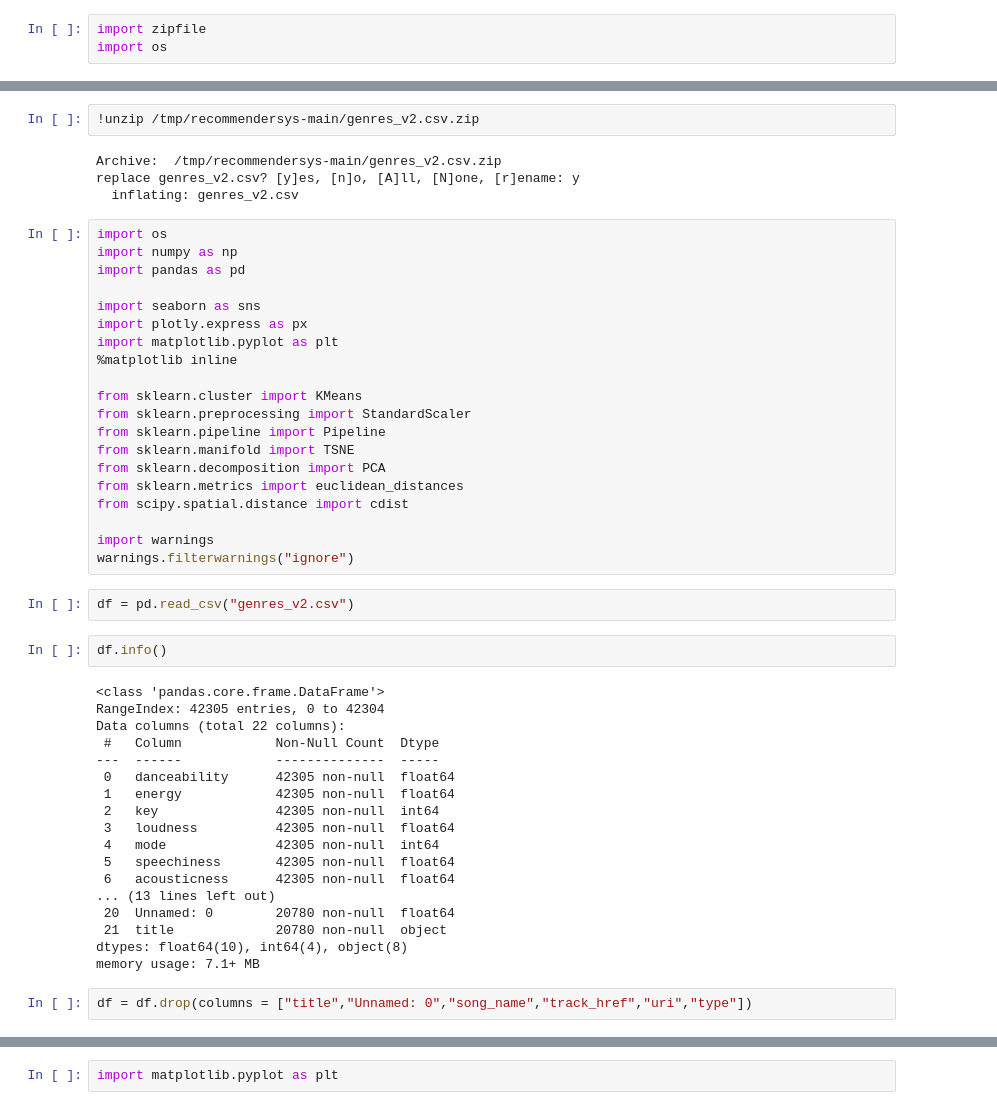
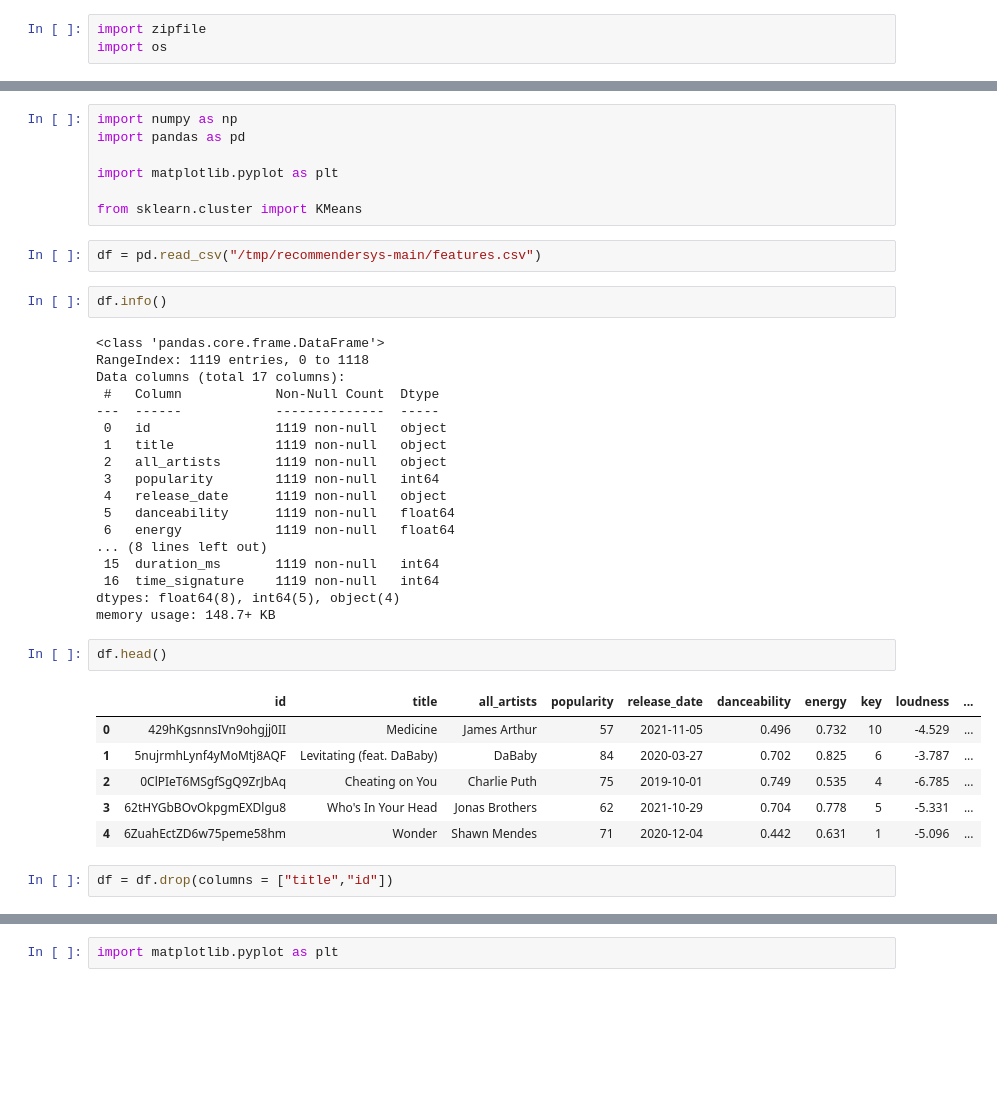
Before and after one commit to Dark123-Mi/recommendersys, a Jupyter notebook: EDAandClustering.ipynb, the cells around one changed output, grey strips where cells are left out. Cells and saved outputs as stored; diff of their text form; blank space fills up the shorter version.

```diff
--- a/EDAandClustering.ipynb
+++ b/EDAandClustering.ipynb
@@ -29,51 +29,41 @@ Saving to: ‘/tmp/genres.zip’
+# %%
+import numpy as np
+import pandas as pd
+
+import matplotlib.pyplot as plt
+
+from sklearn.cluster import KMeans
 # %%
-!unzip /tmp/recommendersys-main/genres_v2.csv.zip
+df = pd.read_csv("/tmp/recommendersys-main/features.csv")
-# %% [output]
-Archive:  /tmp/recommendersys-main/genres_v2.csv.zip
-replace genres_v2.csv? [y]es, [n]o, [A]ll, [N]one, [r]ename: y
-  inflating: genres_v2.csv
-# %%
-import os
-import numpy as np
-import pandas as pd
-
-import seaborn as sns
-import plotly.express as px
-import matplotlib.pyplot as plt
-%matplotlib inline
-
-from sklearn.cluster import KMeans
-from sklearn.preprocessing import StandardScaler
-from sklearn.pipeline import Pipeline
-from sklearn.manifold import TSNE
-from sklearn.decomposition import PCA
-from sklearn.metrics import euclidean_distances
-from scipy.spatial.distance import cdist
-
-import warnings
-warnings.filterwarnings("ignore")
-# %%
-df = pd.read_csv("genres_v2.csv")
 # %%
 df.info()
 # %% [output]
 <class 'pandas.core.frame.DataFrame'>
-RangeIndex: 42305 entries, 0 to 42304
-Data columns (total 22 columns):
+RangeIndex: 1119 entries, 0 to 1118
+Data columns (total 17 columns):
  #   Column            Non-Null Count  Dtype
 ---  ------            --------------  -----
- 0   danceability      42305 non-null  float64
- 1   energy            42305 non-null  float64
- 2   key               42305 non-null  int64
- 3   loudness          42305 non-null  float64
- 4   mode              42305 non-null  int64
- 5   speechiness       42305 non-null  float64
- 6   acousticness      42305 non-null  float64
-... (13 lines left out)
- 20  Unnamed: 0        20780 non-null  float64
- 21  title             20780 non-null  object
-dtypes: float64(10), int64(4), object(8)
-memory usage: 7.1+ MB
+ 0   id                1119 non-null   object
+ 1   title             1119 non-null   object
+ 2   all_artists       1119 non-null   object
+ 3   popularity        1119 non-null   int64
+ 4   release_date      1119 non-null   object
+ 5   danceability      1119 non-null   float64
+ 6   energy            1119 non-null   float64
+... (8 lines left out)
+ 15  duration_ms       1119 non-null   int64
+ 16  time_signature    1119 non-null   int64
+dtypes: float64(8), int64(5), object(4)
+memory usage: 148.7+ KB
+# %%
+df.head()
+# %% [output]
+|  | id | title | all_artists | popularity | release_date | danceability | energy | key | loudness | ... |
+| 0 | 429hKgsnnsIVn9ohgjj0II | Medicine | James Arthur | 57 | 2021-11-05 | 0.496 | 0.732 | 10 | -4.529 | ... |
+| 1 | 5nujrmhLynf4yMoMtj8AQF | Levitating (feat. DaBaby) | DaBaby | 84 | 2020-03-27 | 0.702 | 0.825 | 6 | -3.787 | ... |
+| 2 | 0ClPIeT6MSgfSgQ9ZrJbAq | Cheating on You | Charlie Puth | 75 | 2019-10-01 | 0.749 | 0.535 | 4 | -6.785 | ... |
+| 3 | 62tHYGbBOvOkpgmEXDlgu8 | Who's In Your Head | Jonas Brothers | 62 | 2021-10-29 | 0.704 | 0.778 | 5 | -5.331 | ... |
+| 4 | 6ZuahEctZD6w75peme58hm | Wonder | Shawn Mendes | 71 | 2020-12-04 | 0.442 | 0.631 | 1 | -5.096 | ... |
 # %%
-df = df.drop(columns = ["title","Unnamed: 0","song_name","track_href","uri","type"])
+df = df.drop(columns = ["title","id"])
 # %%
```
Also changed, not shown: parts of 24 cells of this notebook.
